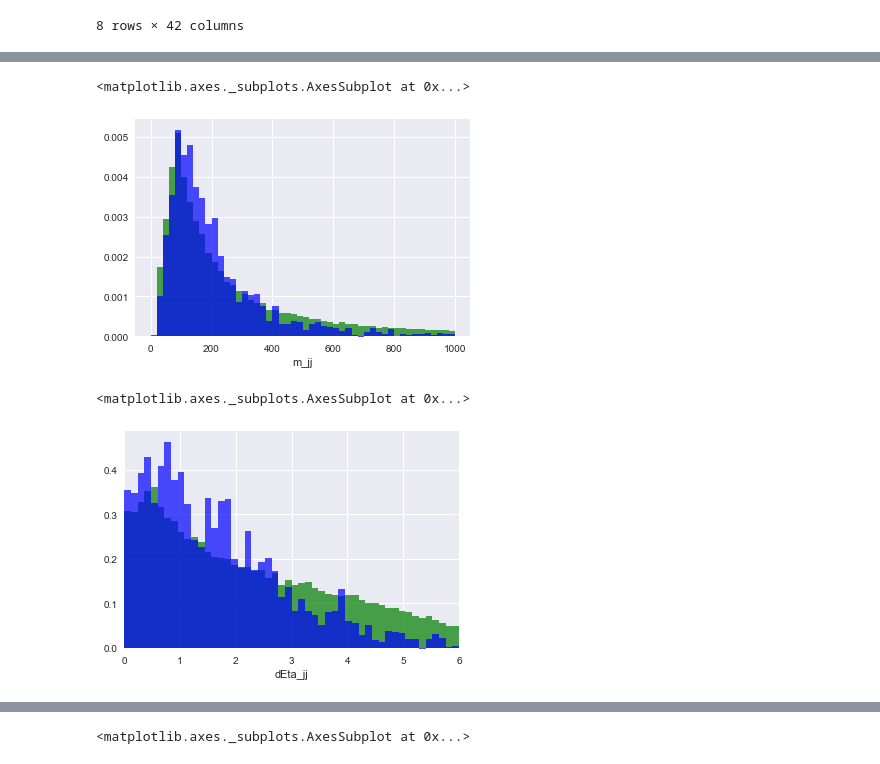
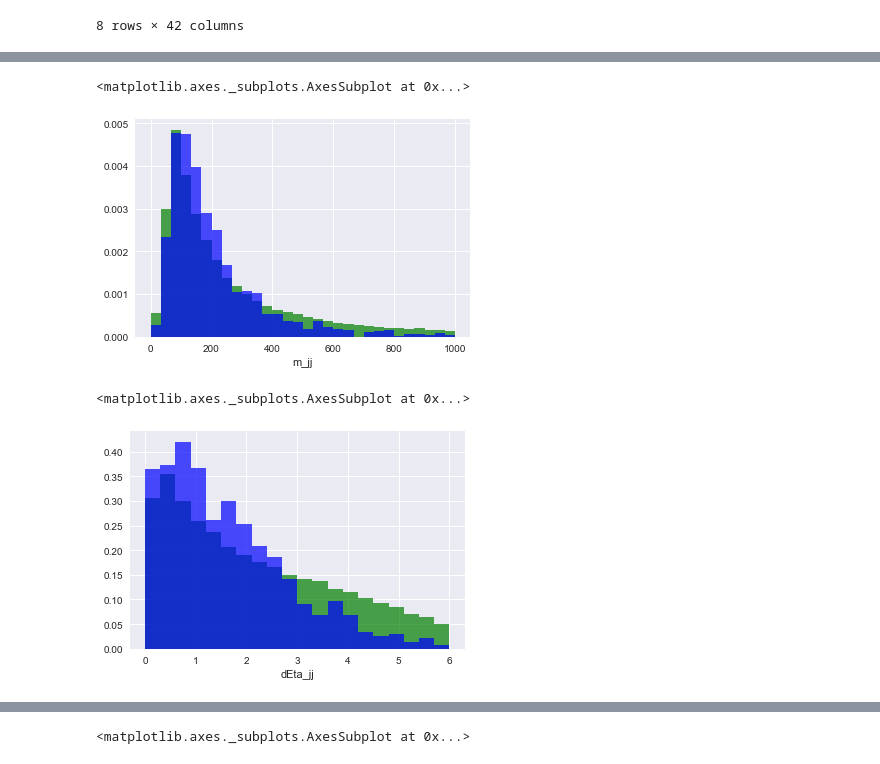
Before and after one commit to acarnes/py-ml, a Jupyter notebook: h2mumu/h2mumu.ipynb, the cells around one changed output, grey strips where cells are left out. Drawn from its saved outputs; the diff is of its cells as text; code cells hidden in the pictures.

```diff
--- a/h2mumu/h2mumu.ipynb
+++ b/h2mumu/h2mumu.ipynb
@@ -65,15 +95,12 @@ sns.distplot(bkgdfj.jet1_pt, kde=False, norm_hist=True, bins=100, color='blue',
 # %%
-sigdfj = sigdf[sigdf.N_valid_jets > 1]
-bkgdfj = bkgdf[bkgdf.N_valid_jets > 1]
-sns.distplot(sigdfj.m_jj, kde=False, norm_hist=True, bins=50, color='green', hist_kws={'range': (0,1000),'weights': sigdfj.weight, 'alpha': 0.7})
-sns.distplot(bkgdfj.m_jj, kde=False, norm_hist=True, bins=50, color='blue', hist_kws={'range': (0,1000),'weights': bkgdfj.weight, 'alpha': 0.7})
+sns.distplot(sigdf.m_jj, kde=False, norm_hist=True, bins=30, color='green', hist_kws={'range': (0,1000),'weights': sigdf.weight, 'alpha': 0.7})
+sns.distplot(bkgdf.m_jj, kde=False, norm_hist=True, bins=30, color='blue', hist_kws={'range': (0,1000),'weights': bkgdf.weight, 'alpha': 0.7})
 # %% [output]
 <matplotlib.axes._subplots.AxesSubplot at 0x...>
-[figure, old version]
+[figure, new version]
 # %%
-plt.xlim(0,6)
-sns.distplot(sigdfj.dEta_jj, kde=False, norm_hist=True, bins=50, color='green', hist_kws={'range': (0,6),'weights': sigdfj.weight, 'alpha': 0.7})
-sns.distplot(bkgdfj.dEta_jj, kde=False, norm_hist=True, bins=50, color='blue', hist_kws={'range': (0,6),'weights': bkgdfj.weight, 'alpha': 0.7})
+sns.distplot(sigdf.dEta_jj, kde=False, norm_hist=True, bins=20, color='green', hist_kws={'range': (0,6),'weights': sigdf.weight, 'alpha': 0.7})
+sns.distplot(bkgdf.dEta_jj, kde=False, norm_hist=True, bins=20, color='blue', hist_kws={'range': (0,6),'weights': bkgdf.weight, 'alpha': 0.7})
 # %% [output]
 <matplotlib.axes._subplots.AxesSubplot at 0x...>
-[figure, old version]
+[figure, new version]
```
Also changed, not shown: parts of 31 cells of this notebook.
